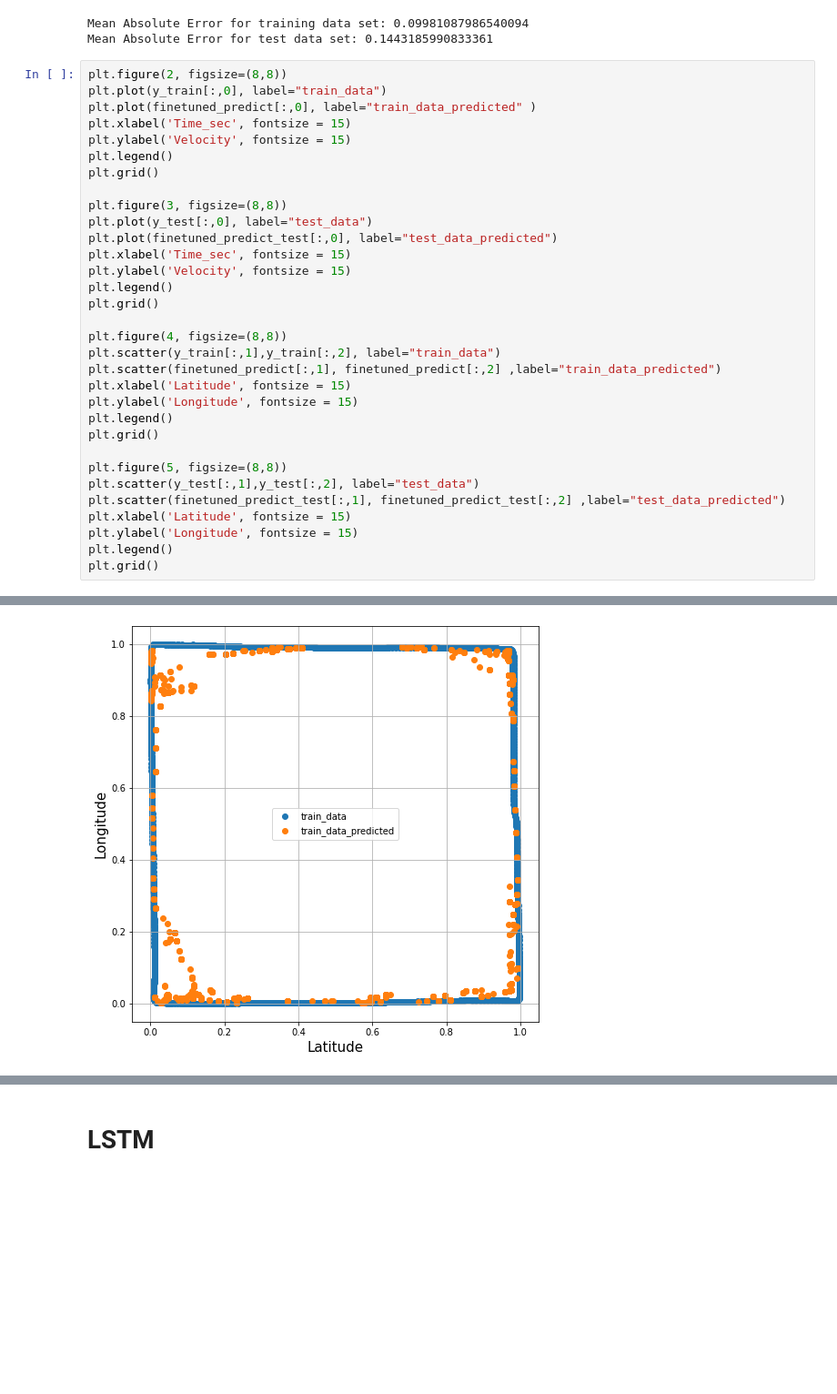
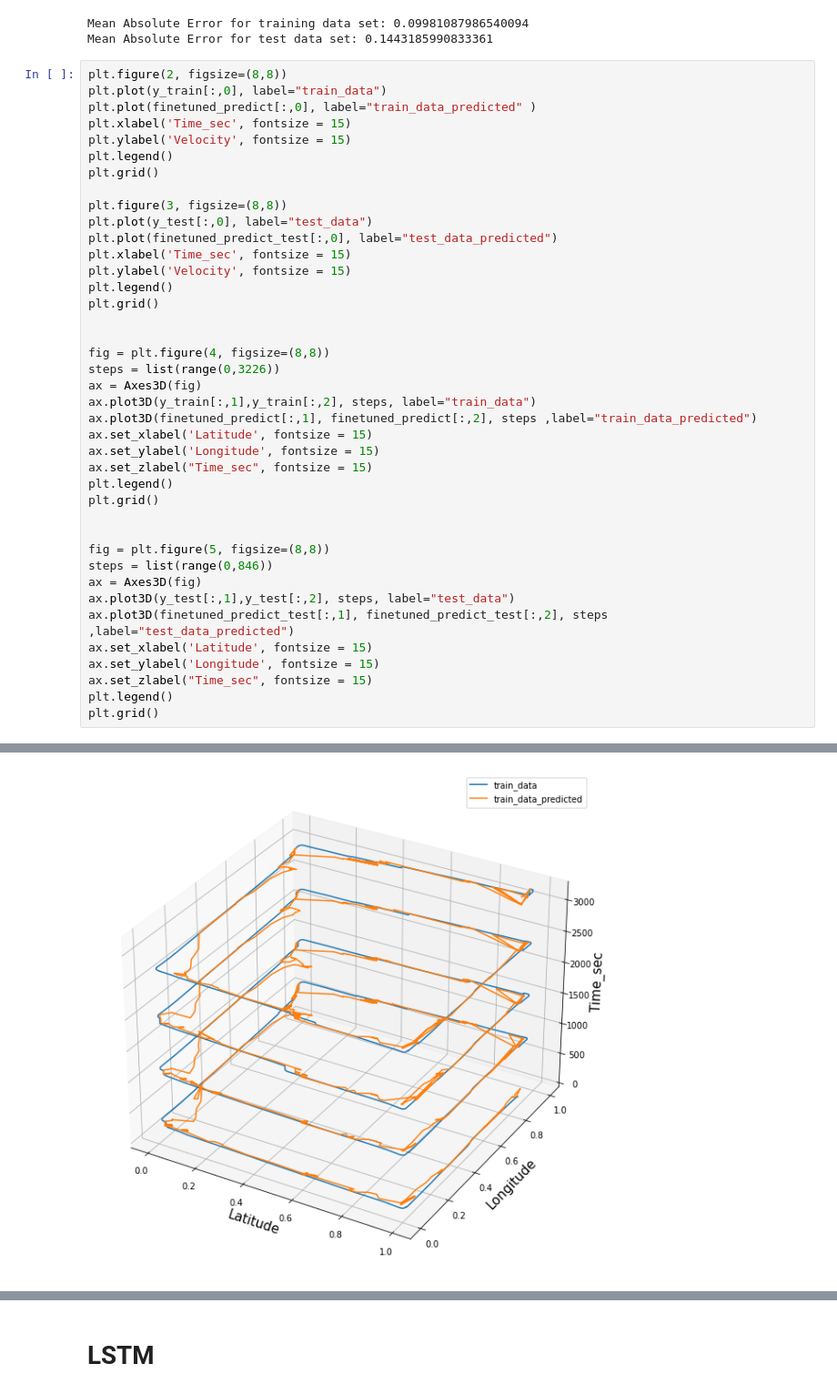
Before and after one commit to Neuroosapiens/Neuroosapiens, a Jupyter notebook: Lab2/Lab2_Team1.ipynb, the cells around one changed output, grey strips where cells are left out. Shown at 91% size. Drawn from its saved outputs; the diff is of its cells as text; blank space fills up the shorter version.

```diff
--- a/Lab2/Lab2_Team1.ipynb
+++ b/Lab2/Lab2_Team1.ipynb
@@ -91,36 +95,44 @@ Mean Absolute Error for test data set: 0.1443185990833361
 # %%
 plt.figure(2, figsize=(8,8))
 plt.plot(y_train[:,0], label="train_data")
 plt.plot(finetuned_predict[:,0], label="train_data_predicted" )
 plt.xlabel('Time_sec', fontsize = 15)
 plt.ylabel('Velocity', fontsize = 15)
 plt.legend()
 plt.grid()
 
 plt.figure(3, figsize=(8,8))
 plt.plot(y_test[:,0], label="test_data")
 plt.plot(finetuned_predict_test[:,0], label="test_data_predicted")
 plt.xlabel('Time_sec', fontsize = 15)
 plt.ylabel('Velocity', fontsize = 15)
 plt.legend()
 plt.grid()
 
-plt.figure(4, figsize=(8,8))
-plt.scatter(y_train[:,1],y_train[:,2], label="train_data")
-plt.scatter(finetuned_predict[:,1], finetuned_predict[:,2] ,label="train_data_predicted")
-plt.xlabel('Latitude', fontsize = 15)
-plt.ylabel('Longitude', fontsize = 15)
+
+fig = plt.figure(4, figsize=(8,8))
+steps = list(range(0,3226))
+ax = Axes3D(fig)
+ax.plot3D(y_train[:,1],y_train[:,2], steps, label="train_data")
+ax.plot3D(finetuned_predict[:,1], finetuned_predict[:,2], steps ,label="train_data_predicted")
+ax.set_xlabel('Latitude', fontsize = 15)
+ax.set_ylabel('Longitude', fontsize = 15)
+ax.set_zlabel("Time_sec", fontsize = 15)
 plt.legend()
 plt.grid()
 
-plt.figure(5, figsize=(8,8))
-plt.scatter(y_test[:,1],y_test[:,2], label="test_data")
-plt.scatter(finetuned_predict_test[:,1], finetuned_predict_test[:,2] ,label="test_data_predicted")
-plt.xlabel('Latitude', fontsize = 15)
-plt.ylabel('Longitude', fontsize = 15)
+
+fig = plt.figure(5, figsize=(8,8))
+steps = list(range(0,846))
+ax = Axes3D(fig)
+ax.plot3D(y_test[:,1],y_test[:,2], steps, label="test_data")
+ax.plot3D(finetuned_predict_test[:,1], finetuned_predict_test[:,2], steps ,label="test_data_predicted")
+ax.set_xlabel('Latitude', fontsize = 15)
+ax.set_ylabel('Longitude', fontsize = 15)
+ax.set_zlabel("Time_sec", fontsize = 15)
 plt.legend()
 plt.grid()
 # %% [output]
 [figure]
 [figure]
-[figure, old version]
+[figure, new version]
```
Also changed, not shown: parts of 15 cells of this notebook.
